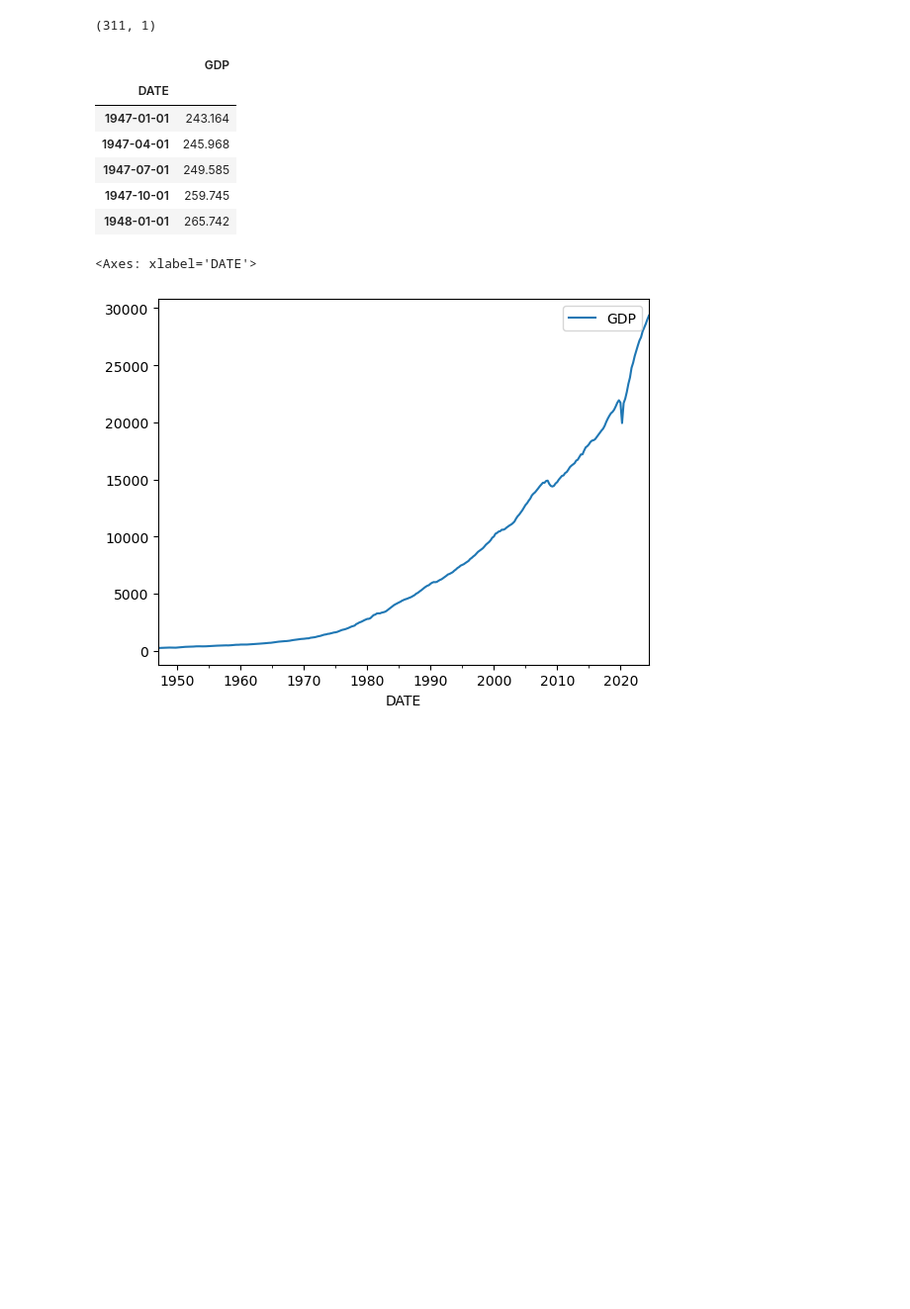
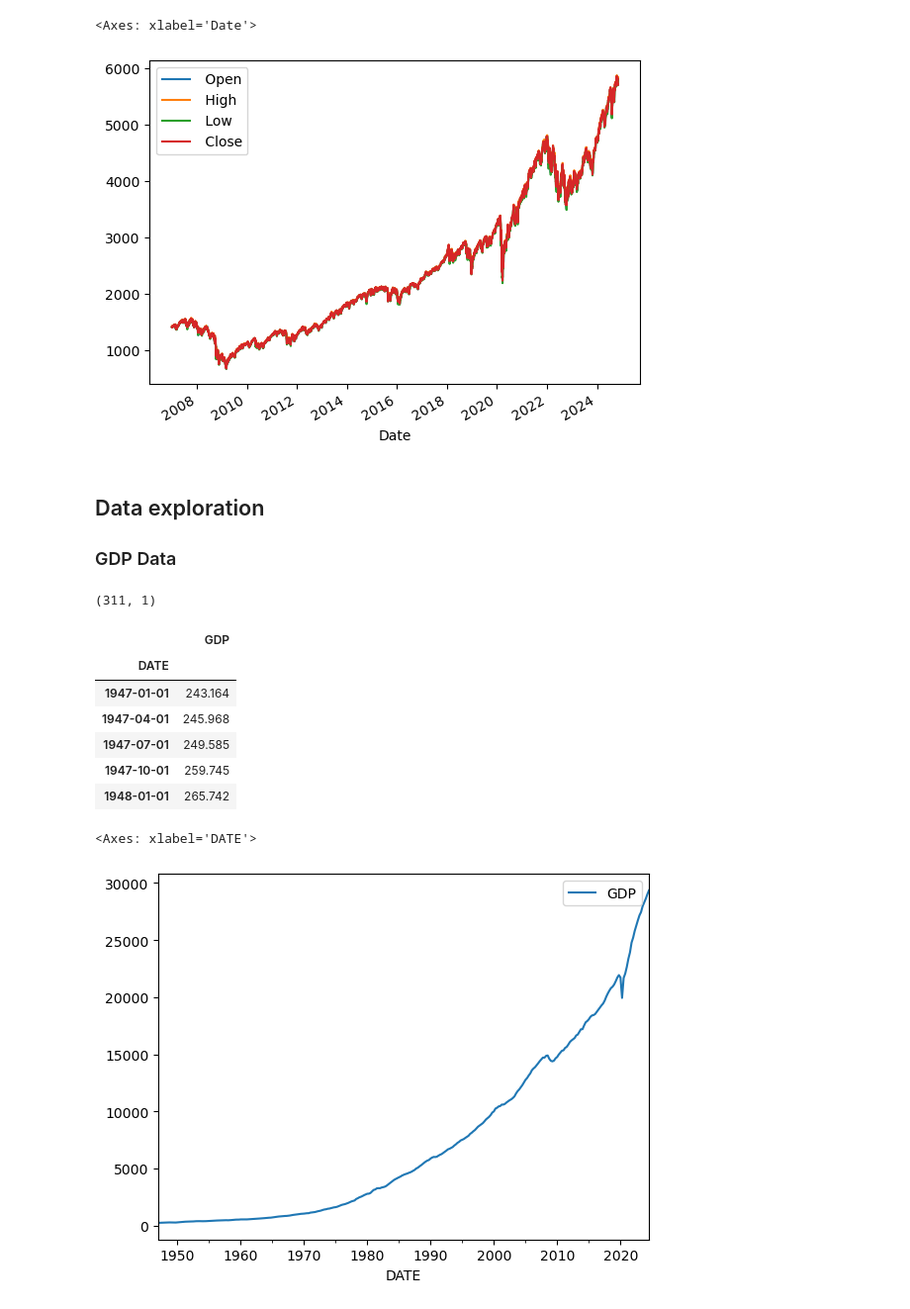
Before and after one commit to yiannisp1822/Project1_FinanceData, a Jupyter notebook: Financial_Analysis.ipynb, the cells around one changed output. Shown: that part at 99% size. Drawn from its saved outputs; the diff is of its cells as text; code cells hidden in the pictures; blank space fills up the shorter version.

```diff
--- a/Financial_Analysis.ipynb
+++ b/Financial_Analysis.ipynb
@@ -6,0 +32,4 @@ from prophet import Prophet
+# %%
+SNP_df = pd.read_csv("./Resources/SP500HistoricalPrices.csv",
+                     index_col="Date", parse_dates=True)
+SNP_df.head()
@@ -7,3 +44,11 @@ from prophet import Prophet
+# %%
+SNP_df.plot()
+# %% [output]
+<Axes: xlabel='Date'>
+[figure, added]
+# %% [markdown]
+## Data exploration
+### GDP Data
 # %%
 gdp_df = pd.read_csv("./Resources/GDP.csv", index_col='DATE', parse_dates=True)
 display(gdp_df.shape)
```
Also changed, not shown: parts of 5 cells of this notebook.
